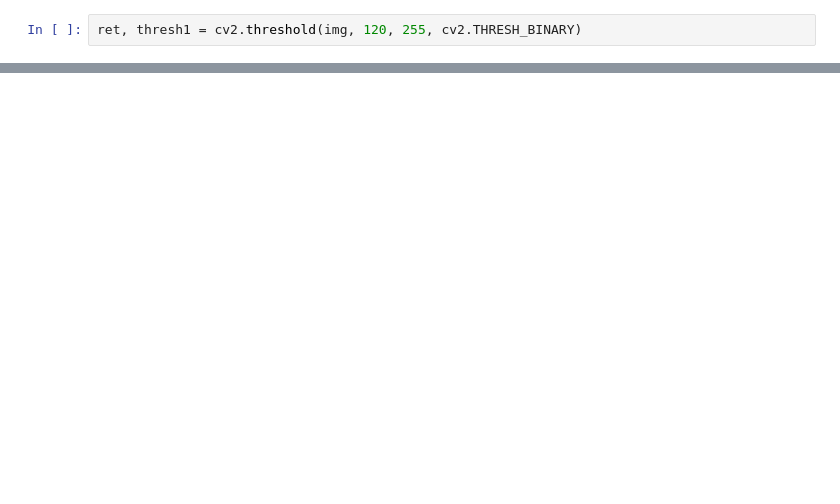
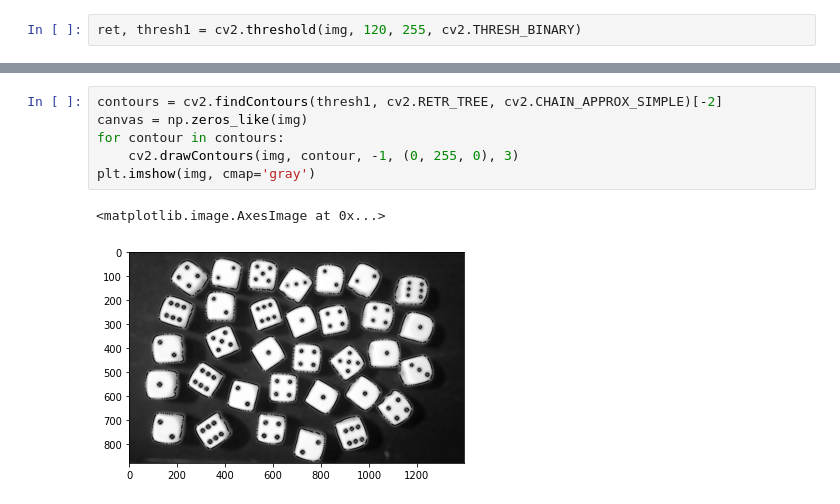
Before and after one commit to mamn2/DieCount, a Jupyter notebook: final.ipynb, the cells around one changed output, grey strips where cells are left out. Saved outputs shown, nothing was run; the diff lists cells and outputs as text; blank space fills up the shorter version.

```diff
--- a/final.ipynb
+++ b/final.ipynb
@@ -35,0 +34,9 @@ contours, hierarchy = cv2.findContours(edges, cv2.RETR_EXTERNAL, cv2.CHAIN_APPRO
+# %%
+contours = cv2.findContours(thresh1, cv2.RETR_TREE, cv2.CHAIN_APPROX_SIMPLE)[-2]
+canvas = np.zeros_like(img)
+for contour in contours:
+    cv2.drawContours(img, contour, -1, (0, 255, 0), 3)
+plt.imshow(img, cmap='gray')
+# %% [output]
+<matplotlib.image.AxesImage at 0x...>
+[figure, added]
```
Also changed, not shown: parts of 7 cells of this notebook, 1 other file.
